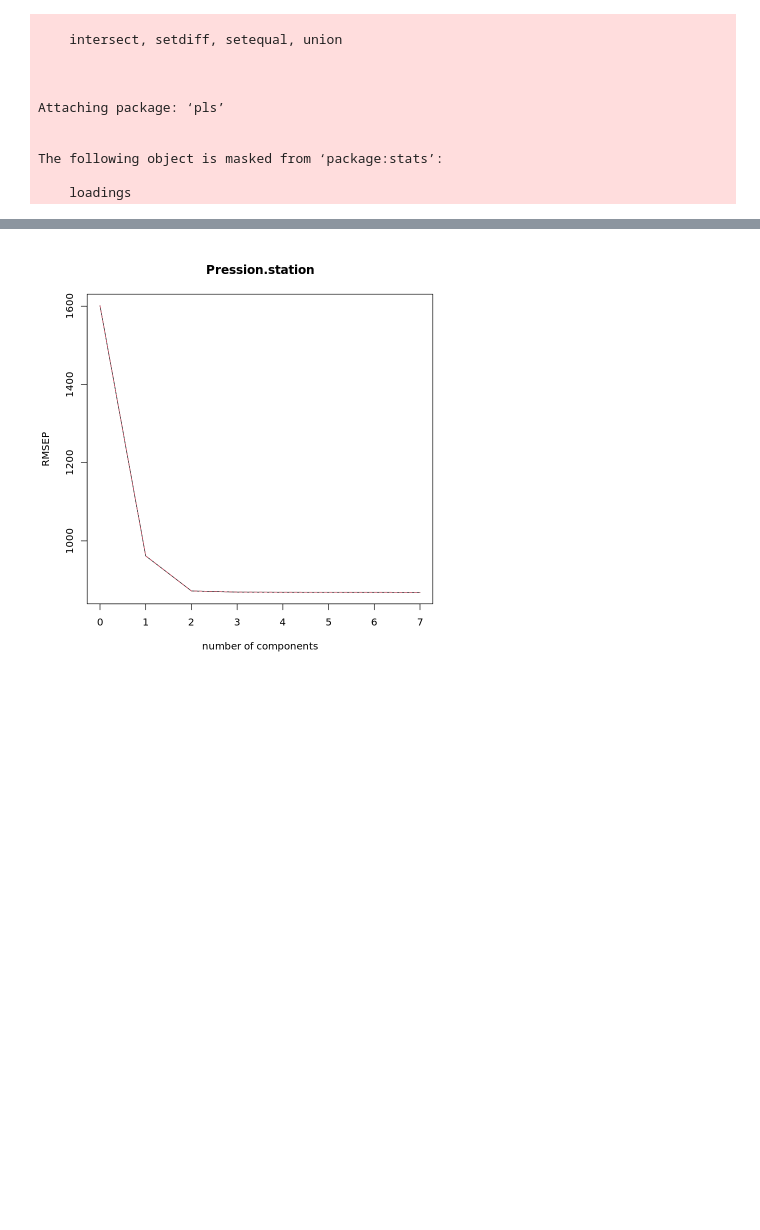
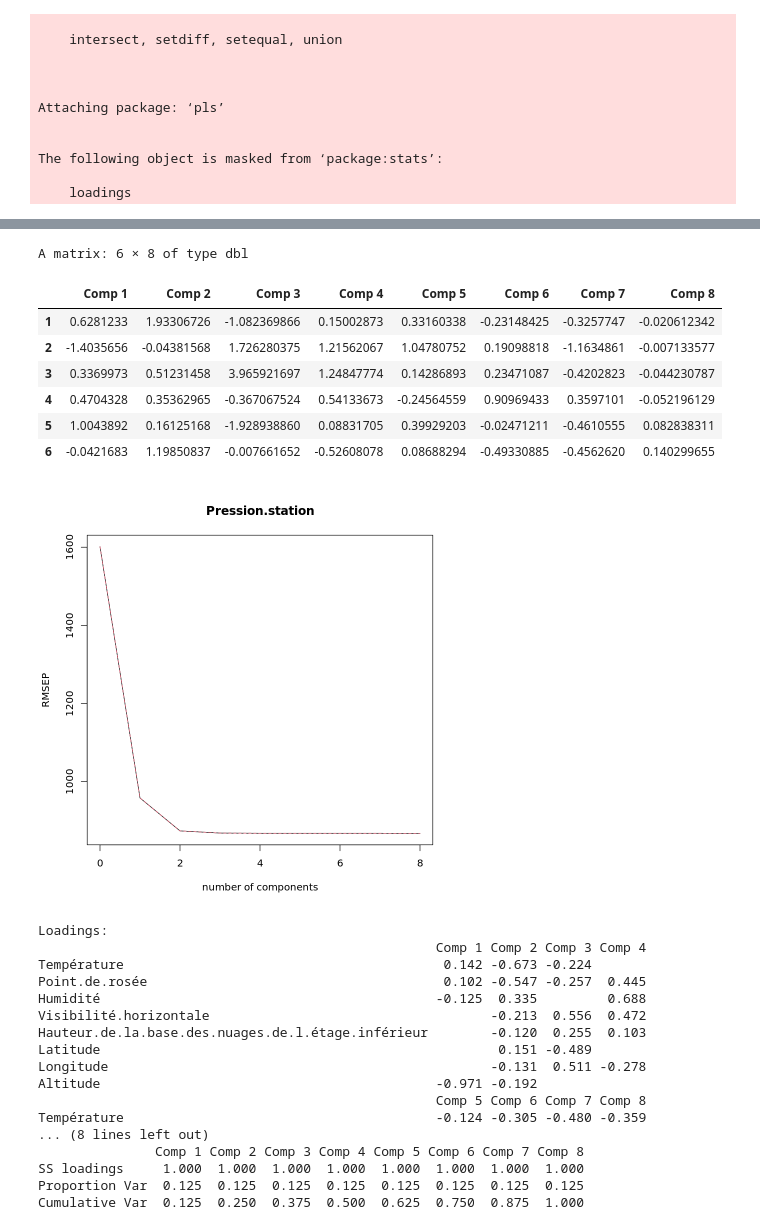
Before and after one commit to thomasdepic/SDD-BE-meteo, a Jupyter notebook: questions/5_PLS.ipynb, the cells around one changed output, grey strips where cells are left out. Cells and saved outputs as stored; diff of their text form; code cells hidden in the pictures; blank space fills up the shorter version.

Commit message:
Plot des compo principales sur la PLS

```diff
--- a/questions/5_PLS.ipynb
+++ b/questions/5_PLS.ipynb
@@ -214,6 +214,14 @@ A data.frame: 6 × 8
 pls_temp <- plsr(Pression.station ~ ., data = data_clean, scale = TRUE, validation = "CV")
 summary(pls_temp)
 rmse <- RMSEP(pls_temp)
-# cat("RMSE:", rmse, "\n")
+scores <- scores(pls_temp)
+head(scores)
 validationplot(pls_temp, val.type="RMSEP")
+
+plot(scores[,1], scores[,2],
+     xlab = "Composante 1", ylab = "Composante 2",
+     main = "Projection des observations sur les composantes PLS")
+
+loadings <- loading.weights(pls_temp)
+loadings
 # %% [output]
@@ -238 +245,26 @@ Pression.station    63.95    70.35    70.55    70.58    70.58    70.58    70.59
+A matrix: 6 × 8 of type dbl
+|  | Comp 1 | Comp 2 | Comp 3 | Comp 4 | Comp 5 | Comp 6 | Comp 7 | Comp 8 |
+| 1 | 0.6281233 | 1.93306726 | -1.082369866 | 0.15002873 | 0.33160338 | -0.23148425 | -0.3257747 | -0.020612342 |
+| 2 | -1.4035656 | -0.04381568 | 1.726280375 | 1.21562067 | 1.04780752 | 0.19098818 | -1.1634861 | -0.007133577 |
+| 3 | 0.3369973 | 0.51231458 | 3.965921697 | 1.24847774 | 0.14286893 | 0.23471087 | -0.4202823 | -0.044230787 |
+| 4 | 0.4704328 | 0.35362965 | -0.367067524 | 0.54133673 | -0.24564559 | 0.90969433 | 0.3597101 | -0.052196129 |
+| 5 | 1.0043892 | 0.16125168 | -1.928938860 | 0.08831705 | 0.39929203 | -0.02471211 | -0.4610555 | 0.082838311 |
+| 6 | -0.0421683 | 1.19850837 | -0.007661652 | -0.52608078 | 0.08688294 | -0.49330885 | -0.4562620 | 0.140299655 |
-[figure, old version]
+[figure, new version]
+Loadings:
+                                                   Comp 1 Comp 2 Comp 3 Comp 4
+Température                                         0.142 -0.673 -0.224
+Point.de.rosée                                      0.102 -0.547 -0.257  0.445
+Humidité                                           -0.125  0.335         0.688
+Visibilité.horizontale                                    -0.213  0.556  0.472
+Hauteur.de.la.base.des.nuages.de.l.étage.inférieur        -0.120  0.255  0.103
+Latitude                                                   0.151 -0.489
+Longitude                                                 -0.131  0.511 -0.278
+Altitude                                           -0.971 -0.192
+                                                   Comp 5 Comp 6 Comp 7 Comp 8
+Température                                        -0.124 -0.305 -0.480 -0.359
+... (8 lines left out)
+               Comp 1 Comp 2 Comp 3 Comp 4 Comp 5 Comp 6 Comp 7 Comp 8
+SS loadings     1.000  1.000  1.000  1.000  1.000  1.000  1.000  1.000
+Proportion Var  0.125  0.125  0.125  0.125  0.125  0.125  0.125  0.125
+Cumulative Var  0.125  0.250  0.375  0.500  0.625  0.750  0.875  1.000
```
Also changed, not shown: parts of 2 cells of this notebook.
